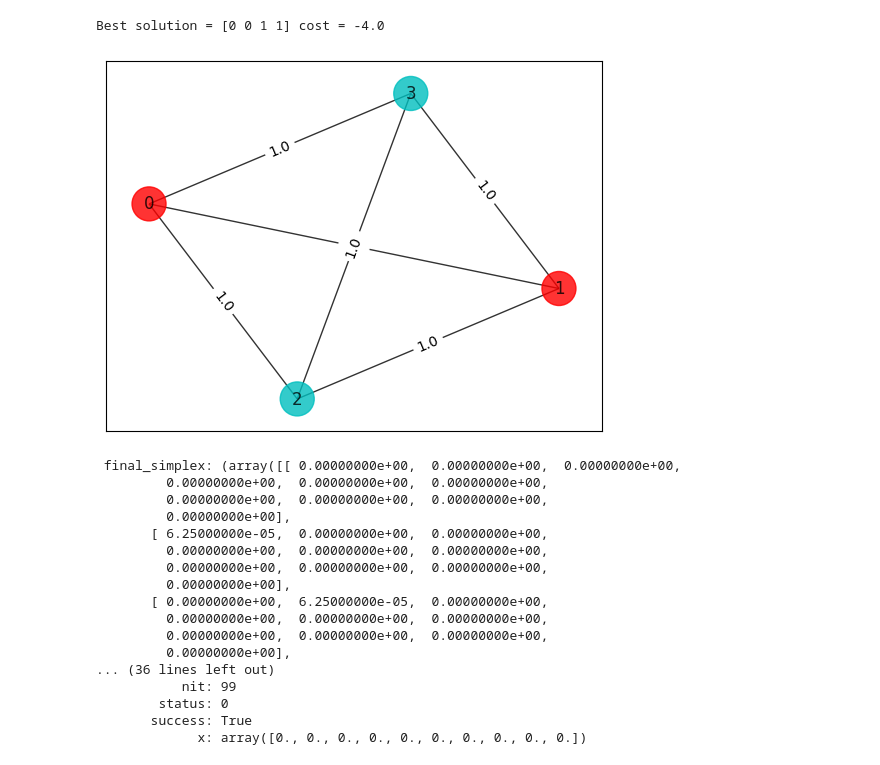
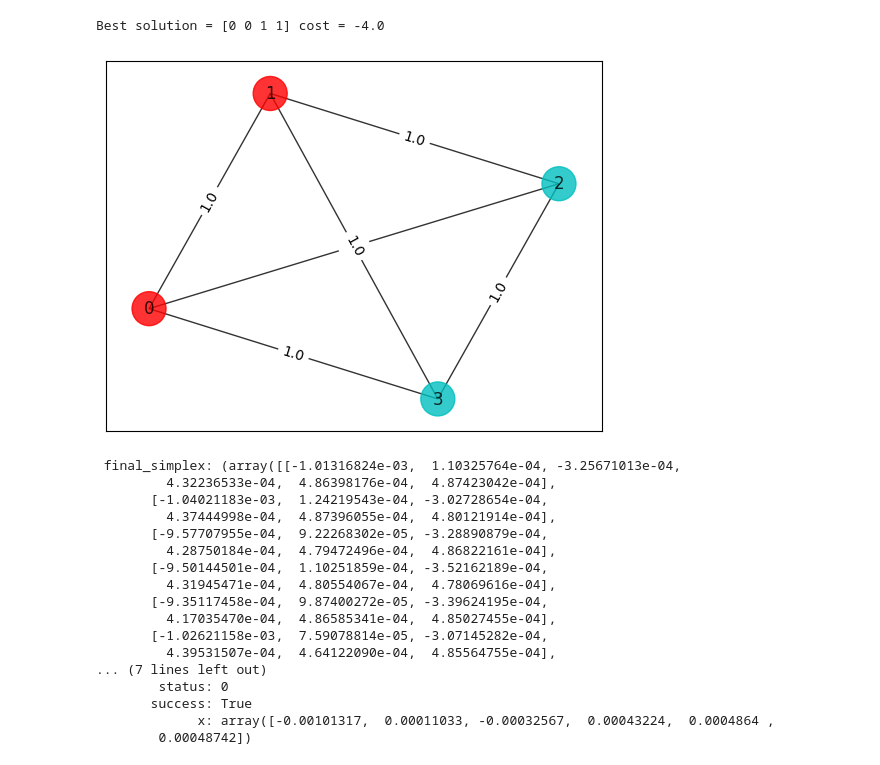
Before and after one commit to seba2390/SYMQcircuit, a Jupyter notebook: QAOA/main.ipynb, the cells around one changed output. Drawn from its saved outputs; the diff is of its cells as text; code cells hidden in the pictures.

```diff
--- a/QAOA/main.ipynb
+++ b/QAOA/main.ipynb
@@ -13,19 +13,14 @@ edge_list = generate_random_graph(nodes=n,weighted=False,w_min=1e-2,seed=rng_see
  # tuple is (i,j,weight) where (i,j) is the edge
 G.add_weighted_edges_from(edge_list)
 # %%
-# Computing the weight dict from the random graph
-w_dict = {}
-for i, j, weight in edge_list:
-    w_dict[(i,j)] = weight
-
 # Calculating optimal partition and plotting
 best_cost, best_perm = qubo_min_cost_partition(nr_nodes=n,Q_mat=get_qubo(size=n,edges=edge_list))
 colors = ["r" if best_perm[i] == 0 else "c" for i in range(n)]
 print("\nBest solution = " + str(best_perm) + " cost = " + str(best_cost))
 pos = nx.spring_layout(G)
 draw_graph(G, colors, pos)
 # %% [output]
 Best solution = [0 0 1 1] cost = -4.0
-[figure, old version]
+[figure, new version]
 # %%
 # Defining instance of QAOA circuit
@@ -40,28 +28,28 @@ QAOA_objective = QAOAansatz(n_qubits=n,qubo_edges=QUBO_dict)
 # %%
-layers=5
+layers=3
 
 theta_i = np.zeros(2*layers)
-res = sc.optimize.minimize(fun=QAOA_objective.execute_circuit, x0=theta_i,method="Nelder-Mead")
+res = sc.optimize.minimize(fun=QAOA_objective.evaluate_circuit, x0=theta_i,method="Nelder-Mead")
 theta_f = res.x.tolist()
 res
 # %% [output]
- final_simplex: (array([[ 0.00000000e+00,  0.00000000e+00,  0.00000000e+00,
-         0.00000000e+00,  0.00000000e+00,  0.00000000e+00,
-         0.00000000e+00,  0.00000000e+00,  0.00000000e+00,
-         0.00000000e+00],
-       [ 6.25000000e-05,  0.00000000e+00,  0.00000000e+00,
-         0.00000000e+00,  0.00000000e+00,  0.00000000e+00,
-         0.00000000e+00,  0.00000000e+00,  0.00000000e+00,
-         0.00000000e+00],
-       [ 0.00000000e+00,  6.25000000e-05,  0.00000000e+00,
-         0.00000000e+00,  0.00000000e+00,  0.00000000e+00,
-         0.00000000e+00,  0.00000000e+00,  0.00000000e+00,
-         0.00000000e+00],
-... (36 lines left out)
-           nit: 99
+ final_simplex: (array([[-1.01316824e-03,  1.10325764e-04, -3.25671013e-04,
+         4.32236533e-04,  4.86398176e-04,  4.87423042e-04],
+       [-1.04021183e-03,  1.24219543e-04, -3.02728654e-04,
+         4.37444998e-04,  4.87396055e-04,  4.80121914e-04],
+       [-9.57707955e-04,  9.22268302e-05, -3.28890879e-04,
+         4.28750184e-04,  4.79472496e-04,  4.86822161e-04],
+       [-9.50144501e-04,  1.10251859e-04, -3.52162189e-04,
+         4.31945471e-04,  4.80554067e-04,  4.78069616e-04],
+       [-9.35117458e-04,  9.87400272e-05, -3.39624195e-04,
+         4.17035470e-04,  4.86585341e-04,  4.85027455e-04],
+       [-1.02621158e-03,  7.59078814e-05, -3.07145282e-04,
+         4.39531507e-04,  4.64122090e-04,  4.85564755e-04],
+... (7 lines left out)
         status: 0
        success: True
-             x: array([0., 0., 0., 0., 0., 0., 0., 0., 0., 0.])
+             x: array([-0.00101317,  0.00011033, -0.00032567,  0.00043224,  0.0004864 ,
+        0.00048742])
 # %%
 plot_histogram(QAOA_objective.set_circuit(theta=theta_f).get_state_probabilities())
 # %% [output]
```
Also changed, not shown: parts of 2 cells of this notebook, 1 other file.
